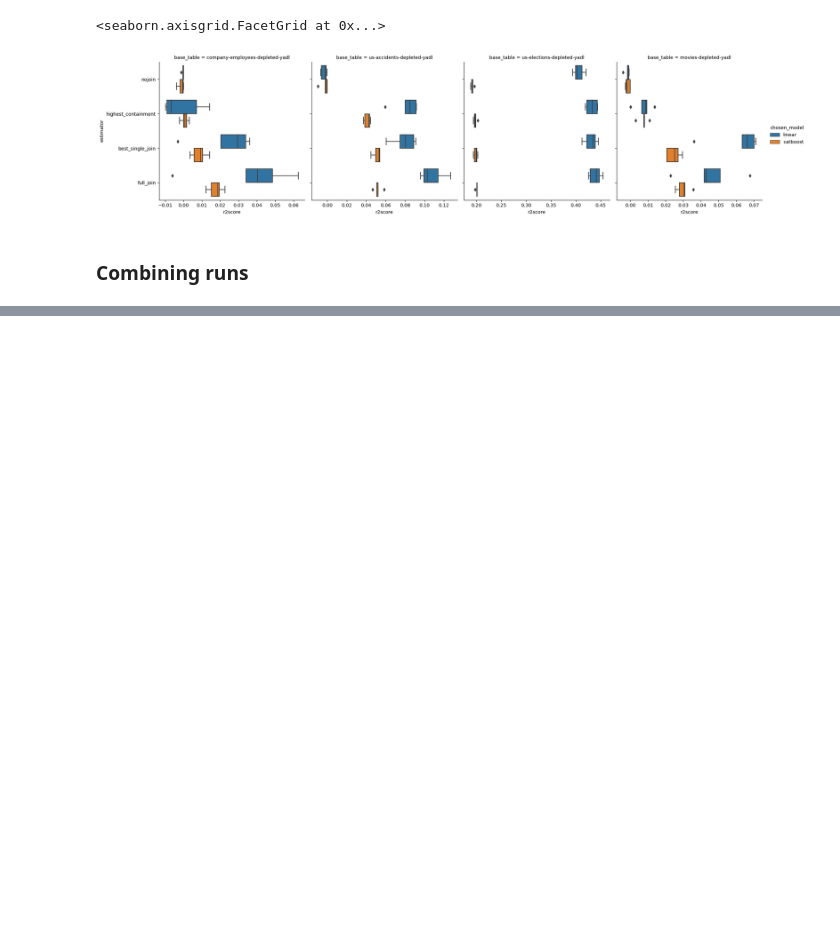
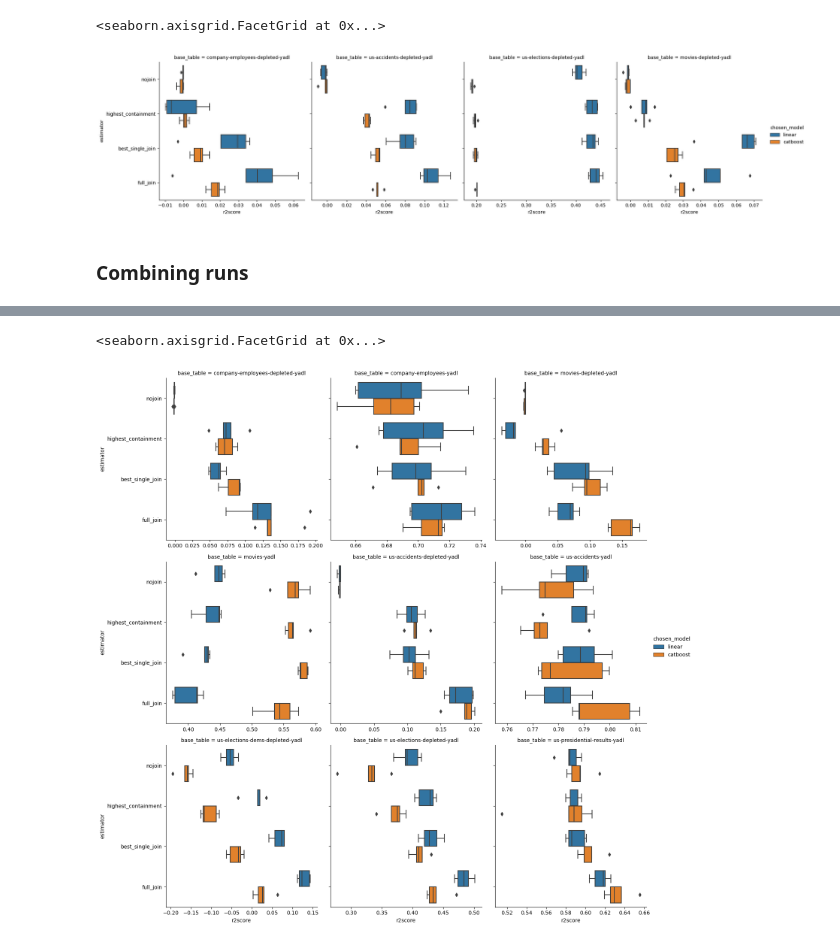
Before and after one commit to rcap107/retrieve-merge-predict, a Jupyter notebook: notebooks/Study results.ipynb, the cells around one changed output, grey strips where cells are left out. Drawn from its saved outputs; the diff is of its cells as text; code cells hidden in the pictures; blank space fills up the shorter version.

```diff
--- a/notebooks/Study results.ipynb
+++ b/notebooks/Study results.ipynb
@@ -169,0 +182,2 @@ sns.catplot(data=df_concat.to_pandas(), x="r2score", y="estimator", hue="chosen_
+# %%
+run_name = "0185-zlt20ltk"
@@ -169,0 +227,7 @@ sns.catplot(data=df_concat.to_pandas(), x="r2score", y="estimator", hue="chosen_
+# %%
+col_order=df_raw.select(pl.col("base_table").unique()).sort("base_table").to_series().to_list()
+# %%
+sns.catplot(data=df_raw.to_pandas(), x="r2score", y="estimator", hue="chosen_model", kind="box", col="base_table", sharex=False, col_wrap=3, col_order=col_order)
+# %% [output]
+<seaborn.axisgrid.FacetGrid at 0x...>
+[figure, added]
```
Also changed, not shown: parts of 21 cells of this notebook.
